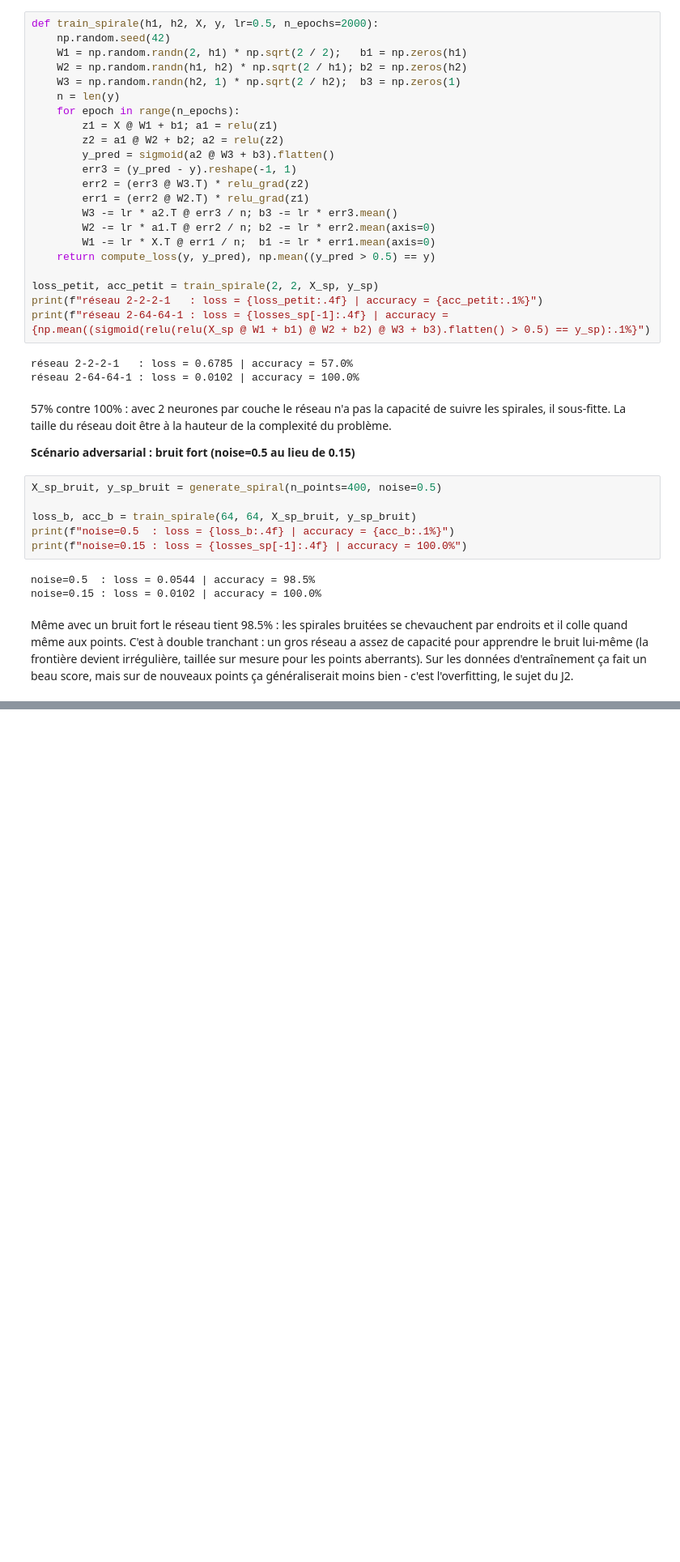
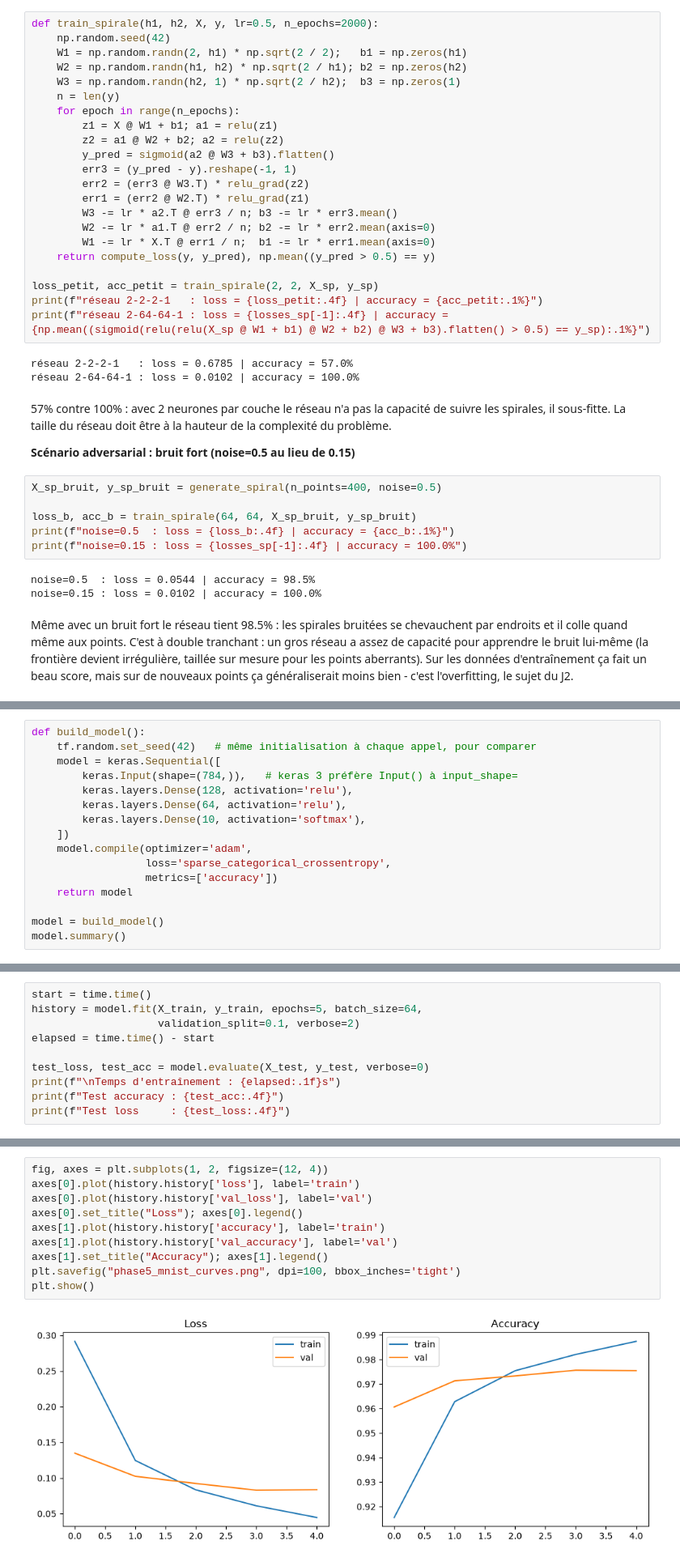
Before and after one commit to TheoKraichette/deeplearning-j1-pmc-from-scratch-Theo-KRAICHETTE, a Jupyter notebook: pmc_from_scratch.ipynb, the cells around one changed output, grey strips where cells are left out. Shown at 81% size. Drawn from its saved outputs; the diff is of its cells as text; blank space fills up the shorter version.

Commit message:
phase5: PMC Keras sur MNIST, 97.5% test accuracy, comparaison numpy vs Keras

```diff
--- a/pmc_from_scratch.ipynb
+++ b/pmc_from_scratch.ipynb
@@ -480,0 +516,16 @@ Même avec un bruit fort le réseau tient 98.5% : les spirales bruitées se chev
+# %%
+def build_model():
+    tf.random.set_seed(42)   # même initialisation à chaque appel, pour comparer
+    model = keras.Sequential([
+        keras.Input(shape=(784,)),   # keras 3 préfère Input() à input_shape=
+        keras.layers.Dense(128, activation='relu'),
+        keras.layers.Dense(64, activation='relu'),
+        keras.layers.Dense(10, activation='softmax'),
+    ])
+    model.compile(optimizer='adam',
+                  loss='sparse_categorical_crossentropy',
+                  metrics=['accuracy'])
+    return model
+
+model = build_model()
+model.summary()
@@ -480,0 +547,10 @@ Même avec un bruit fort le réseau tient 98.5% : les spirales bruitées se chev
+# %%
+start = time.time()
+history = model.fit(X_train, y_train, epochs=5, batch_size=64,
+                    validation_split=0.1, verbose=2)
+elapsed = time.time() - start
+
+test_loss, test_acc = model.evaluate(X_test, y_test, verbose=0)
+print(f"\nTemps d'entraînement : {elapsed:.1f}s")
+print(f"Test accuracy : {test_acc:.4f}")
+print(f"Test loss     : {test_loss:.4f}")
@@ -480,0 +572,12 @@ Même avec un bruit fort le réseau tient 98.5% : les spirales bruitées se chev
+# %%
+fig, axes = plt.subplots(1, 2, figsize=(12, 4))
+axes[0].plot(history.history['loss'], label='train')
+axes[0].plot(history.history['val_loss'], label='val')
+axes[0].set_title("Loss"); axes[0].legend()
+axes[1].plot(history.history['accuracy'], label='train')
+axes[1].plot(history.history['val_accuracy'], label='val')
+axes[1].set_title("Accuracy"); axes[1].legend()
+plt.savefig("phase5_mnist_curves.png", dpi=100, bbox_inches='tight')
+plt.show()
+# %% [output]
+[figure, added]
```
Also changed, not shown: parts of 10 cells of this notebook, 3 other files.
